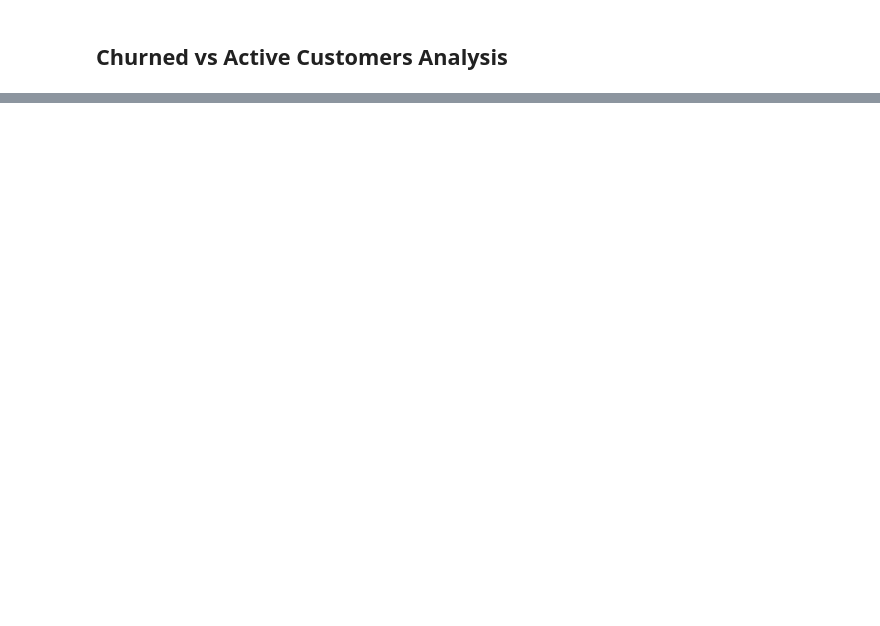
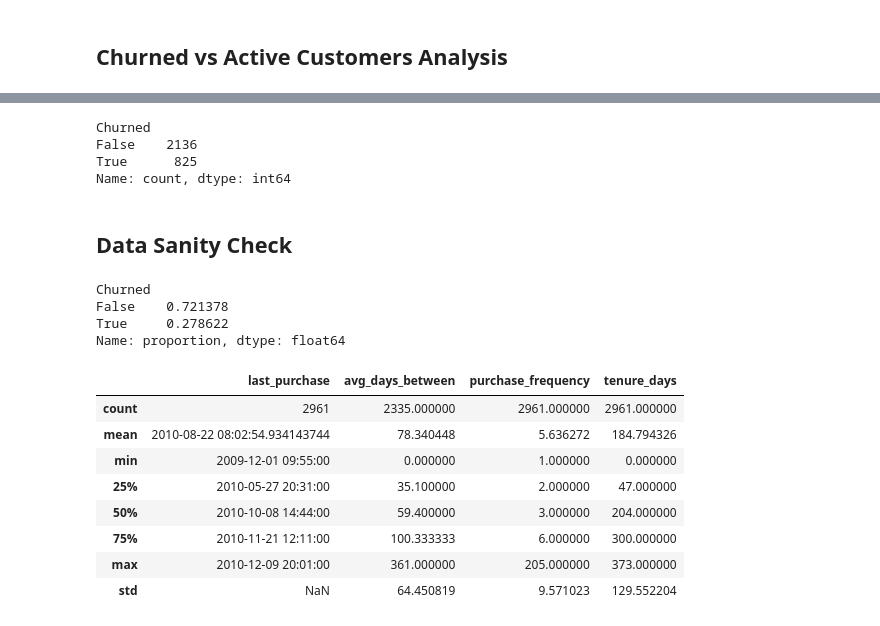
Before and after one commit to Areco892/customer-churn, a Jupyter notebook: analysis.ipynb, the cells around one changed output, grey strips where cells are left out. Saved outputs shown, nothing was run; the diff lists cells and outputs as text; code cells hidden in the pictures; blank space fills up the shorter version.

```diff
--- a/analysis.ipynb
+++ b/analysis.ipynb
@@ -146,0 +153,12 @@ customer_metrics
+# %%
+prediction_features = df.groupby('Customer ID').agg(
+    first_purchase=('InvoiceDate', 'min'),
+    last_purchase=('InvoiceDate', 'max'),
+    avg_days_between=('DaysBetween', 'mean'),
+    purchase_frequency=('Invoice', 'nunique')
+)
+prediction_features['tenure_days'] = (prediction_features['last_purchase'] - prediction_features['first_purchase']).dt.days
+prediction_features = prediction_features.merge(last_purchase[['Customer ID', 'Churned']], on='Customer ID')
+prediction_features = prediction_features[prediction_features['first_purchase'] < '2010-06-30'].reset_index(drop=True)
+prediction_features.drop(columns=['Customer ID', 'first_purchase'], inplace=True)
+prediction_features
@@ -146,0 +179,17 @@ customer_metrics
+# %%
+prediction_features['Churned'].value_counts()
+# %% [output]
+Churned
+False    2136
+True      825
+Name: count, dtype: int64
+# %% [markdown]
+## Data Sanity Check
+# %%
+# Check class balance
+prediction_features['Churned'].value_counts(normalize=True)
+# %% [output]
+Churned
+False    0.721378
+True     0.278622
+Name: proportion, dtype: float64
@@ -146,0 +200,13 @@ customer_metrics
+# %%
+# Validate feature ranges
+prediction_features.describe()
+# %% [output]
+|  | last_purchase | avg_days_between | purchase_frequency | tenure_days |
+| count | 2961 | 2335.000000 | 2961.000000 | 2961.000000 |
+| mean | 2010-08-22 08:02:54.934143744 | 78.340448 | 5.636272 | 184.794326 |
+| min | 2009-12-01 09:55:00 | 0.000000 | 1.000000 | 0.000000 |
+| 25% | 2010-05-27 20:31:00 | 35.100000 | 2.000000 | 47.000000 |
+| 50% | 2010-10-08 14:44:00 | 59.400000 | 3.000000 | 204.000000 |
+| 75% | 2010-11-21 12:11:00 | 100.333333 | 6.000000 | 300.000000 |
+| max | 2010-12-09 20:01:00 | 361.000000 | 205.000000 | 373.000000 |
+| std | NaN | 64.450819 | 9.571023 | 129.552204 |
```
Also changed, not shown: parts of 20 cells of this notebook.
